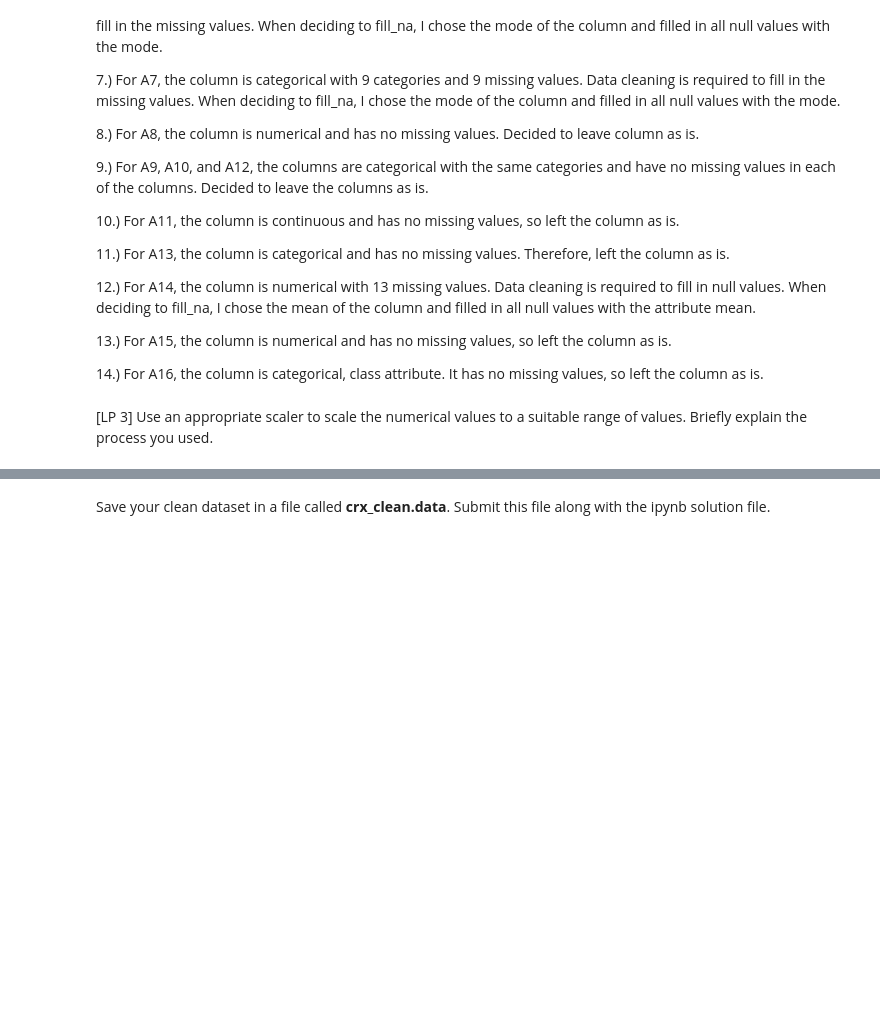
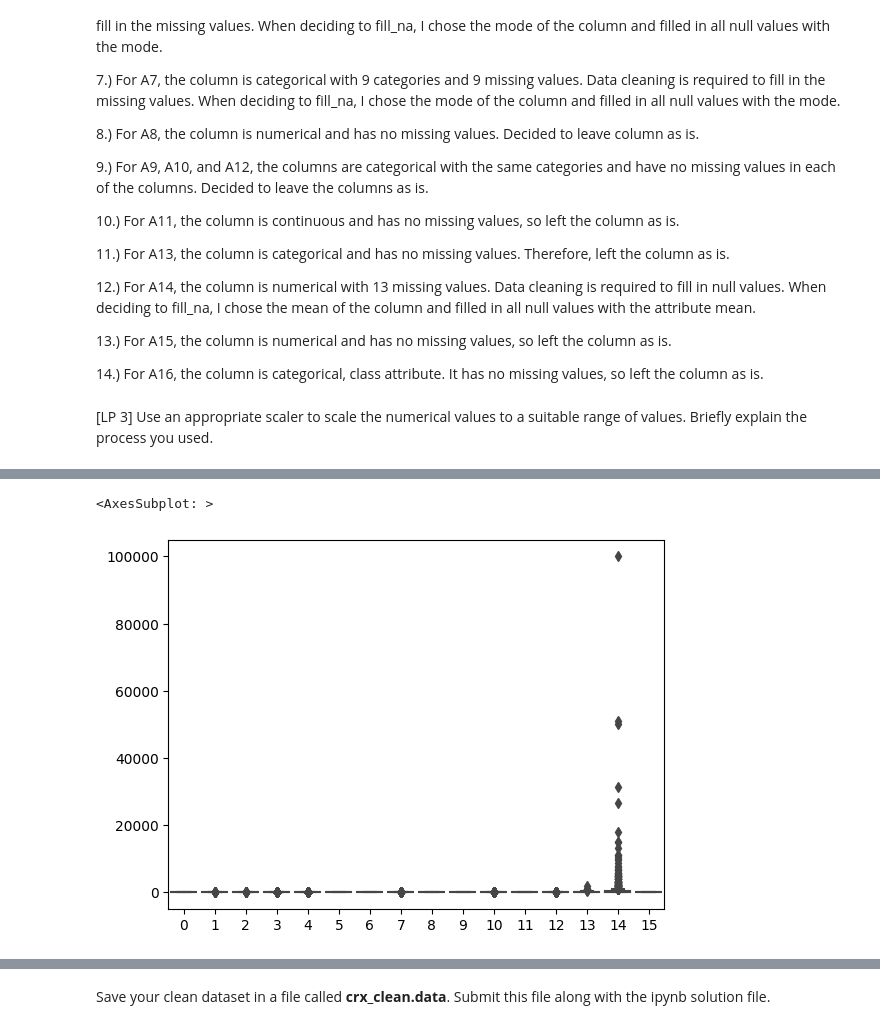
Before and after one commit to ankitajaswal/Cmpe255, a Jupyter notebook: HW1/HW1 Part 1.ipynb, the cells around one changed output, grey strips where cells are left out. Drawn from its saved outputs; the diff is of its cells as text; code cells hidden in the pictures; blank space fills up the shorter version.

```diff
--- a/HW1/HW1 Part 1.ipynb
+++ b/HW1/HW1 Part 1.ipynb
@@ -360,0 +373,5 @@ There are a total of 16 attributes with 690 instances.
+# %%
+sns.boxplot(data=df)
+# %% [output]
+<AxesSubplot: >
+[figure, added]
```
Also changed, not shown: parts of 7 cells of this notebook.
